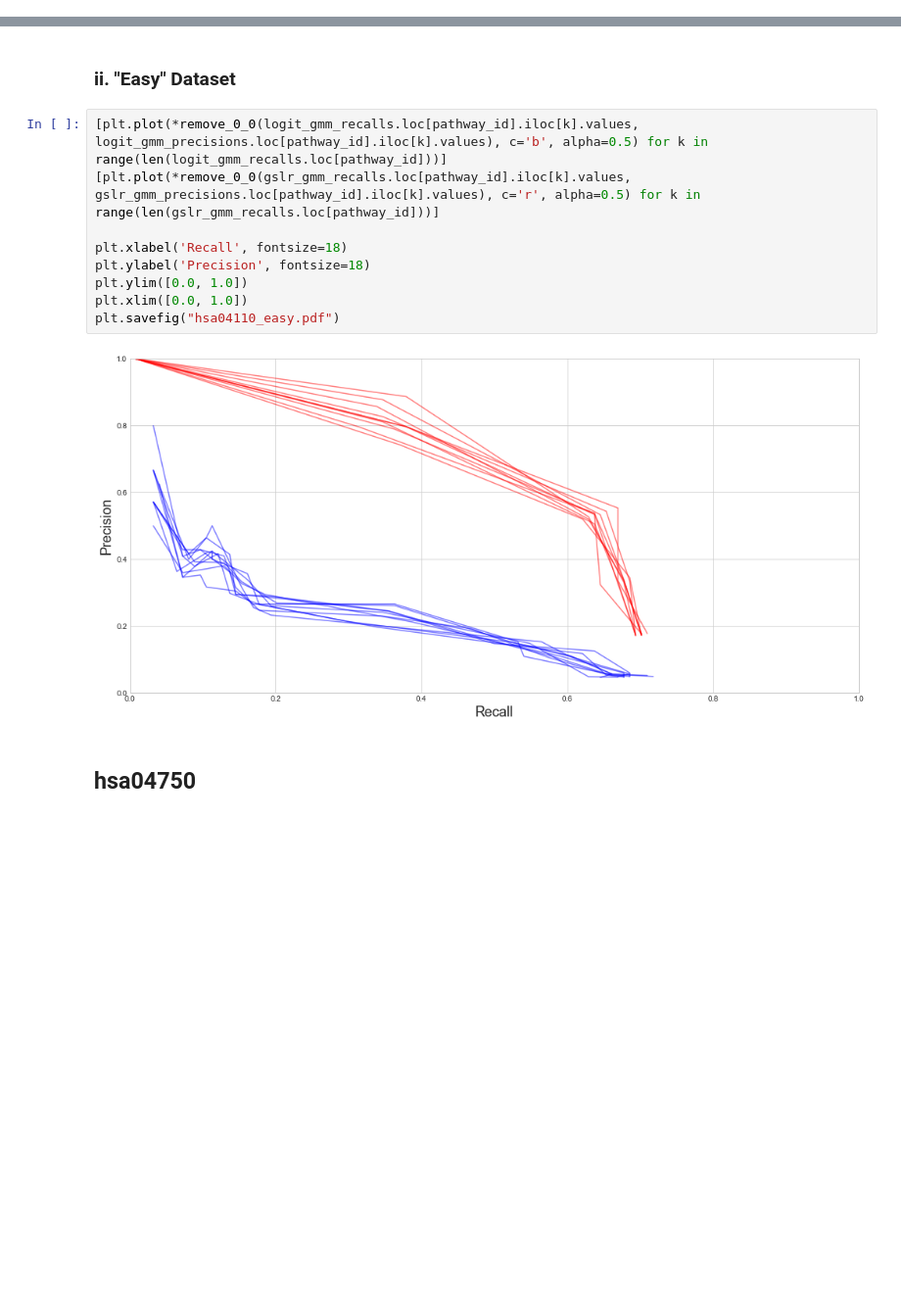
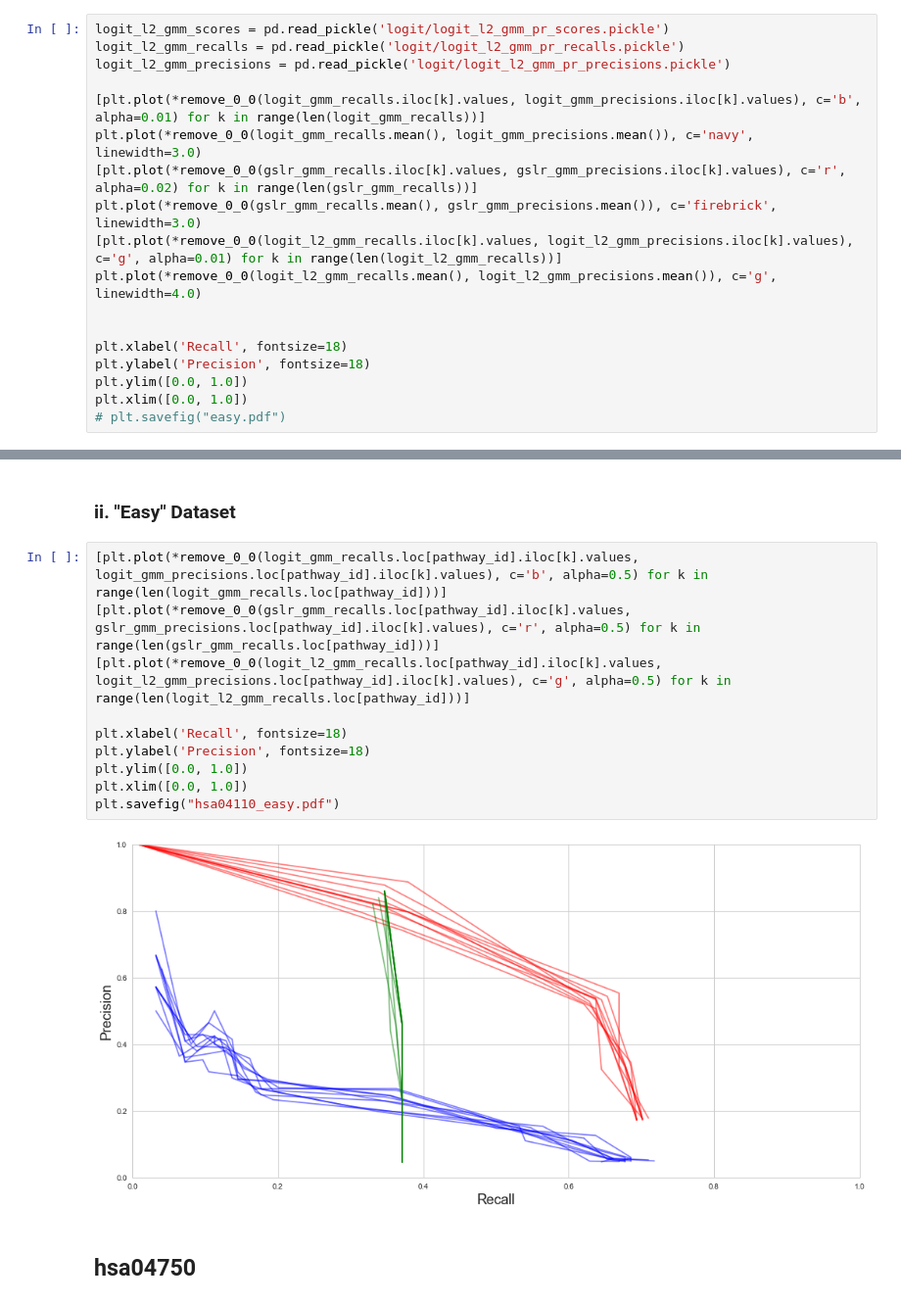
Before and after one commit to fraenkel-lab/GSLR, a Jupyter notebook: experiments/algorithms/Logit_PR_vs_GSLR_pr.ipynb, the cells around one changed output, grey strips where cells are left out. Shown at 98% size. Cells and saved outputs as stored; diff of their text form; blank space fills up the shorter version.

```diff
--- a/experiments/algorithms/Logit_PR_vs_GSLR_pr.ipynb
+++ b/experiments/algorithms/Logit_PR_vs_GSLR_pr.ipynb
@@ -124,3 +124,21 @@ plt.xlim([0.0, 1.0])
 plt.savefig("easy.pdf")
 # %% [output]
 [figure]
+# %%
+logit_l2_gmm_scores = pd.read_pickle('logit/logit_l2_gmm_pr_scores.pickle')
+logit_l2_gmm_recalls = pd.read_pickle('logit/logit_l2_gmm_pr_recalls.pickle')
+logit_l2_gmm_precisions = pd.read_pickle('logit/logit_l2_gmm_pr_precisions.pickle')
+
+[plt.plot(*remove_0_0(logit_gmm_recalls.iloc[k].values, logit_gmm_precisions.iloc[k].values), c='b', alpha=0.01) for k in range(len(logit_gmm_recalls))]
+plt.plot(*remove_0_0(logit_gmm_recalls.mean(), logit_gmm_precisions.mean()), c='navy', linewidth=3.0)
+[plt.plot(*remove_0_0(gslr_gmm_recalls.iloc[k].values, gslr_gmm_precisions.iloc[k].values), c='r', alpha=0.02) for k in range(len(gslr_gmm_recalls))]
+plt.plot(*remove_0_0(gslr_gmm_recalls.mean(), gslr_gmm_precisions.mean()), c='firebrick', linewidth=3.0)
+[plt.plot(*remove_0_0(logit_l2_gmm_recalls.iloc[k].values, logit_l2_gmm_precisions.iloc[k].values), c='g', alpha=0.01) for k in range(len(logit_l2_gmm_recalls))]
+plt.plot(*remove_0_0(logit_l2_gmm_recalls.mean(), logit_l2_gmm_precisions.mean()), c='g', linewidth=4.0)
+
+
+plt.xlabel('Recall', fontsize=18)
+plt.ylabel('Precision', fontsize=18)
+plt.ylim([0.0, 1.0])
+plt.xlim([0.0, 1.0])
+# plt.savefig("easy.pdf")
@@ -157,14 +178,15 @@ plt.savefig("hsa04110_hard.pdf")
 # %%
 [plt.plot(*remove_0_0(logit_gmm_recalls.loc[pathway_id].iloc[k].values, logit_gmm_precisions.loc[pathway_id].iloc[k].values), c='b', alpha=0.5) for k in range(len(logit_gmm_recalls.loc[pathway_id]))]
 [plt.plot(*remove_0_0(gslr_gmm_recalls.loc[pathway_id].iloc[k].values, gslr_gmm_precisions.loc[pathway_id].iloc[k].values), c='r', alpha=0.5) for k in range(len(gslr_gmm_recalls.loc[pathway_id]))]
+[plt.plot(*remove_0_0(logit_l2_gmm_recalls.loc[pathway_id].iloc[k].values, logit_l2_gmm_precisions.loc[pathway_id].iloc[k].values), c='g', alpha=0.5) for k in range(len(logit_l2_gmm_recalls.loc[pathway_id]))]
 
 plt.xlabel('Recall', fontsize=18)
 plt.ylabel('Precision', fontsize=18)
 plt.ylim([0.0, 1.0])
 plt.xlim([0.0, 1.0])
 plt.savefig("hsa04110_easy.pdf")
 # %% [output]
-[figure, old version]
+[figure, new version]
 # %% [markdown]
 ## hsa04750
 # %%
```
Also changed, not shown: parts of 1 cell of this notebook, 21 other files.
